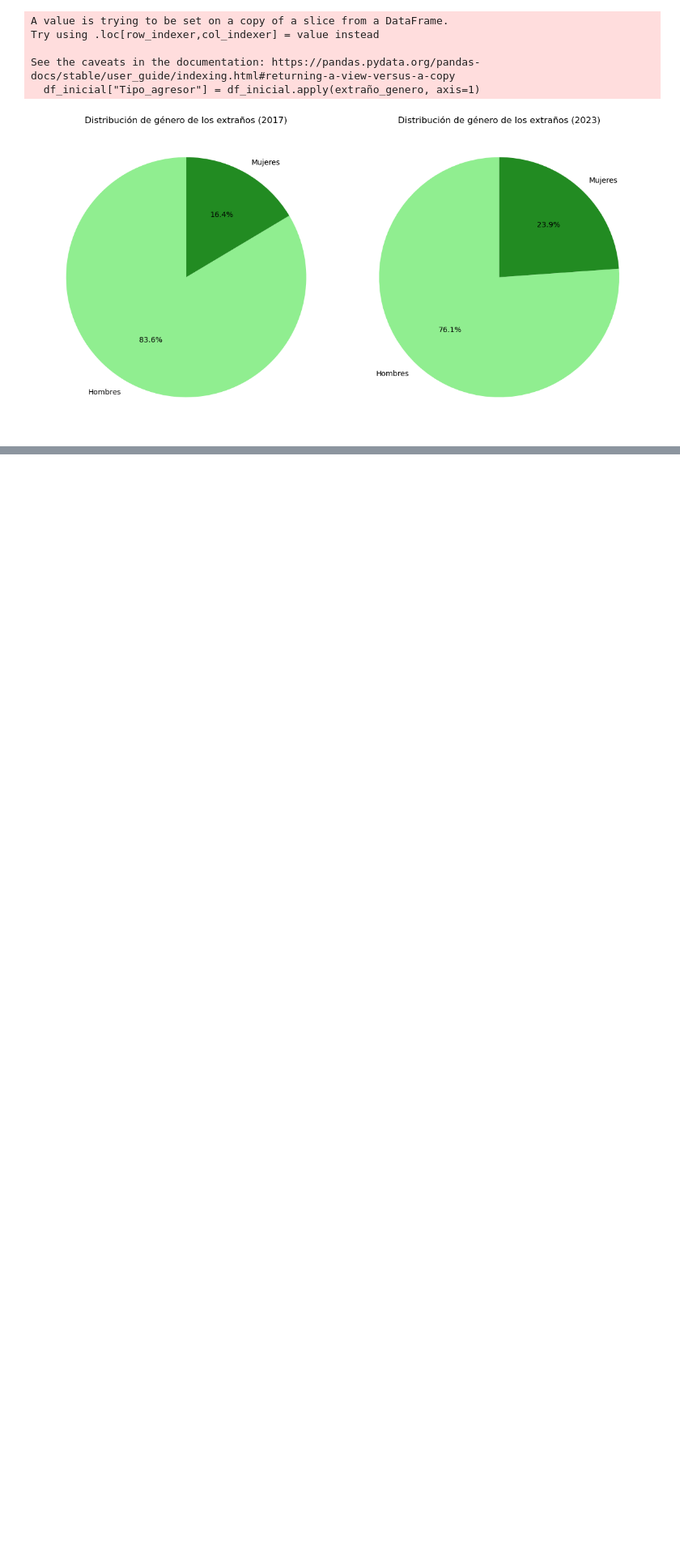
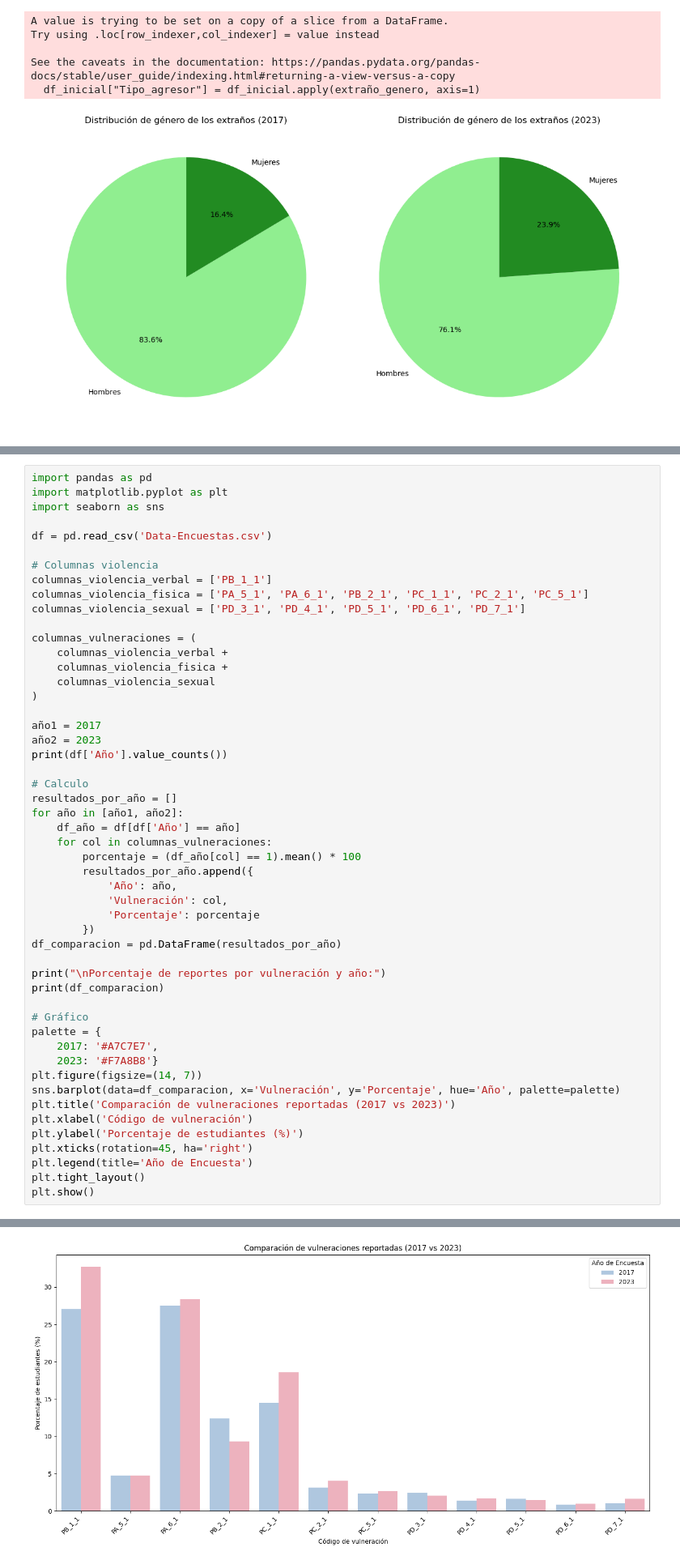
Before and after one commit to ConstanzaHernandezTorres/IMT2200-Proyecto-grupal, a Jupyter notebook: Repo1 - Avance.ipynb, the cells around one changed output, grey strips where cells are left out. Shown at 81% size. Drawn from its saved outputs; the diff is of its cells as text; blank space fills up the shorter version.

```diff
--- a/Repo1 - Avance.ipynb
+++ b/Repo1 - Avance.ipynb
@@ -742,0 +745,52 @@ See the caveats in the documentation: https://pandas.pydata.org/pandas-docs/stab
+# %%
+import pandas as pd
+import matplotlib.pyplot as plt
+import seaborn as sns
+
+df = pd.read_csv('Data-Encuestas.csv')
+
+# Columnas violencia
+columnas_violencia_verbal = ['PB_1_1']
+columnas_violencia_fisica = ['PA_5_1', 'PA_6_1', 'PB_2_1', 'PC_1_1', 'PC_2_1', 'PC_5_1']
+columnas_violencia_sexual = ['PD_3_1', 'PD_4_1', 'PD_5_1', 'PD_6_1', 'PD_7_1']
+
+columnas_vulneraciones = (
+    columnas_violencia_verbal +
+    columnas_violencia_fisica +
+    columnas_violencia_sexual
+)
+
+año1 = 2017
+año2 = 2023
+print(df['Año'].value_counts())
+
+# Calculo
+resultados_por_año = []
+for año in [año1, año2]:
+    df_año = df[df['Año'] == año]
+    for col in columnas_vulneraciones:
+        porcentaje = (df_año[col] == 1).mean() * 100
+        resultados_por_año.append({
+            'Año': año,
+            'Vulneración': col,
+            'Porcentaje': porcentaje
+        })
+df_comparacion = pd.DataFrame(resultados_por_año)
+
+print("\nPorcentaje de reportes por vulneración y año:")
+print(df_comparacion)
+
+# Gráfico
+palette = {
+    2017: '#A7C7E7',
+    2023: '#F7A8B8'}
+plt.figure(figsize=(14, 7))
+sns.barplot(data=df_comparacion, x='Vulneración', y='Porcentaje', hue='Año', palette=palette)
+plt.title('Comparación de vulneraciones reportadas (2017 vs 2023)')
+plt.xlabel('Código de vulneración')
+plt.ylabel('Porcentaje de estudiantes (%)')
+plt.xticks(rotation=45, ha='right')
+plt.legend(title='Año de Encuesta')
+plt.tight_layout()
+plt.show()
+# %% [output]
@@ -742,0 +814 @@ See the caveats in the documentation: https://pandas.pydata.org/pandas-docs/stab
+[figure, added]
```
Also changed, not shown: parts of 8 cells of this notebook, 2 other files.
